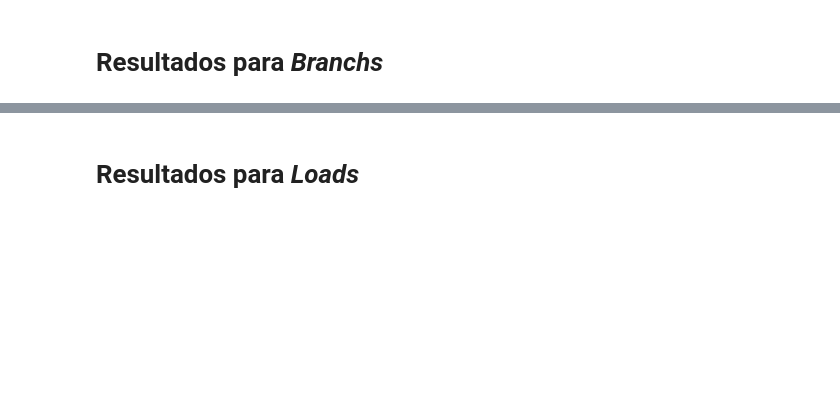
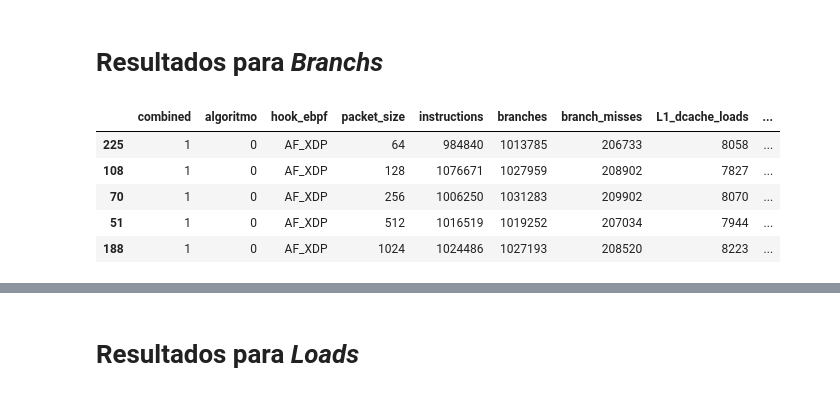
Before and after one commit to igor-capeletti/tcc_eBPF_XDP, a Jupyter notebook: scripts/python/gera_graficos_instrucoes_e_branchs.ipynb, the cells around one changed output, grey strips where cells are left out. Cells and saved outputs as stored; diff of their text form; code cells hidden in the pictures; blank space fills up the shorter version.

```diff
--- a/scripts/python/gera_graficos_instrucoes_e_branchs.ipynb
+++ b/scripts/python/gera_graficos_instrucoes_e_branchs.ipynb
@@ -173,2 +174,11 @@ grafico.savefig(f'{raiz}/instrucoes_{hue}_x_{eixo_x}@packet_size_{packet_size}{f
 # %% [markdown]
 # Resultados para ***Branchs***
+# %%
+df_perf.head()
+# %% [output]
+|  | combined | algoritmo | hook_ebpf | packet_size | instructions | branches | branch_misses | L1_dcache_loads | ... |
+| 225 | 1 | 0 | AF_XDP | 64 | 984840 | 1013785 | 206733 | 8058 | ... |
+| 108 | 1 | 0 | AF_XDP | 128 | 1076671 | 1027959 | 208902 | 7827 | ... |
+| 70 | 1 | 0 | AF_XDP | 256 | 1006250 | 1031283 | 209902 | 8070 | ... |
+| 51 | 1 | 0 | AF_XDP | 512 | 1016519 | 1019252 | 207034 | 7944 | ... |
+| 188 | 1 | 0 | AF_XDP | 1024 | 1024486 | 1027193 | 208520 | 8223 | ... |
```
Also changed, not shown: parts of 3 cells of this notebook, 12 other files.
